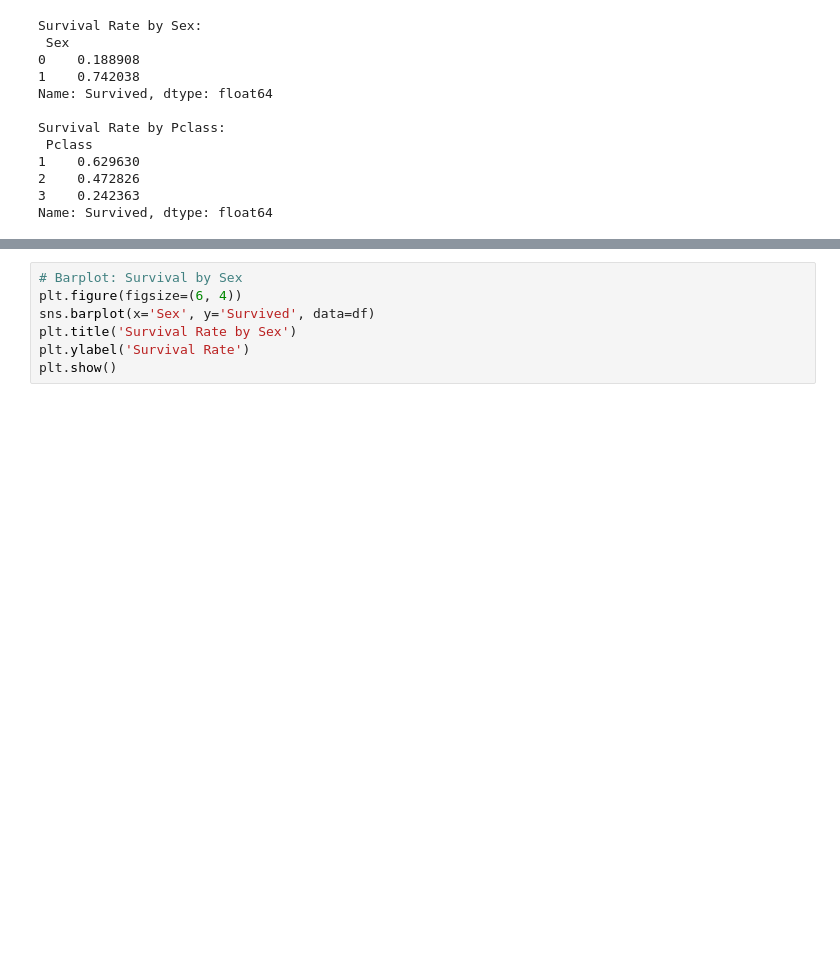
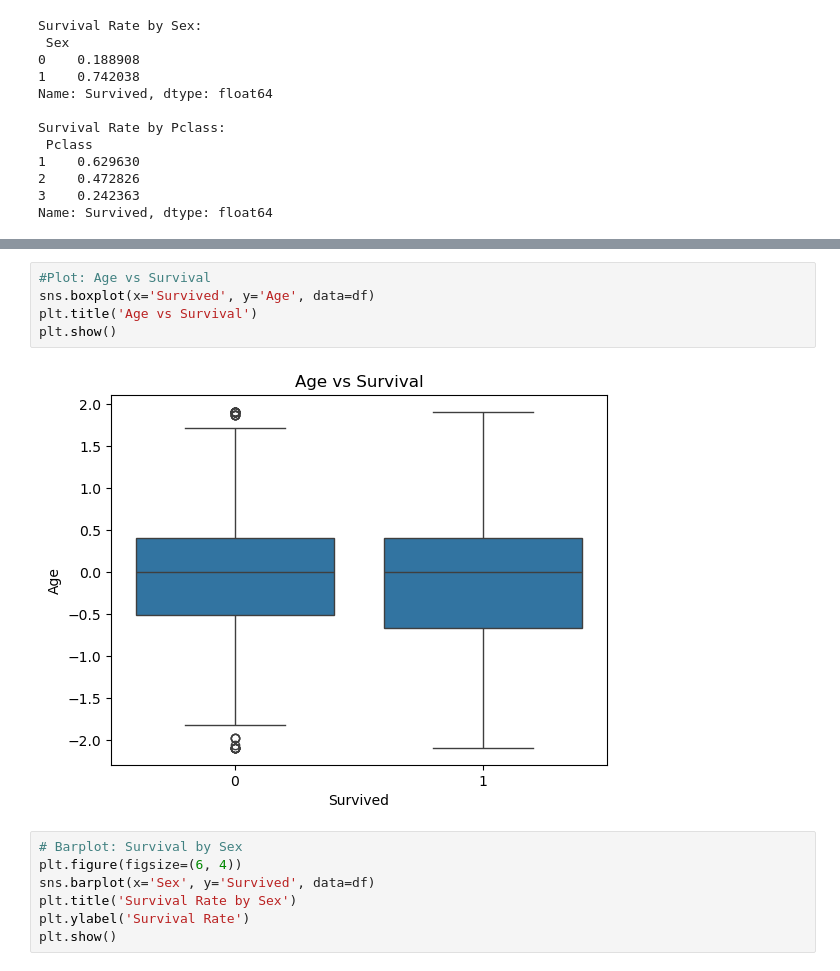
Before and after one commit to svr060105/Titanic-Dataset2, a Jupyter notebook: Titanic-Dataset2.ipynb, the cells around one changed output, grey strips where cells are left out. Saved outputs shown, nothing was run; the diff lists cells and outputs as text; blank space fills up the shorter version.

```diff
--- a/Titanic-Dataset2.ipynb
+++ b/Titanic-Dataset2.ipynb
@@ -89,3 +96,10 @@ Name: Survived, dtype: float64
+# %%
+#Plot: Age vs Survival
+sns.boxplot(x='Survived', y='Age', data=df)
+plt.title('Age vs Survival')
+plt.show()
+# %% [output]
+[figure, added]
 # %%
 # Barplot: Survival by Sex
 plt.figure(figsize=(6, 4))
```
Also changed, not shown: parts of 2 cells of this notebook, 1 other file.
